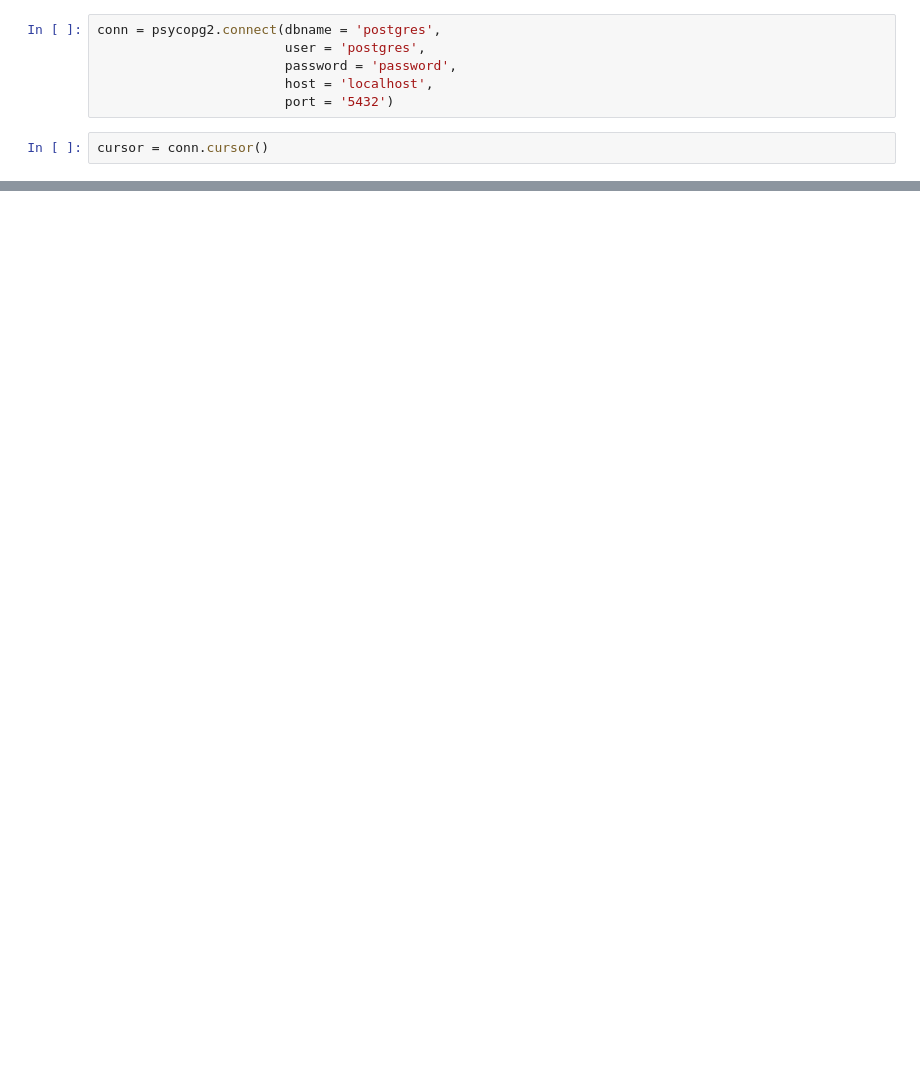
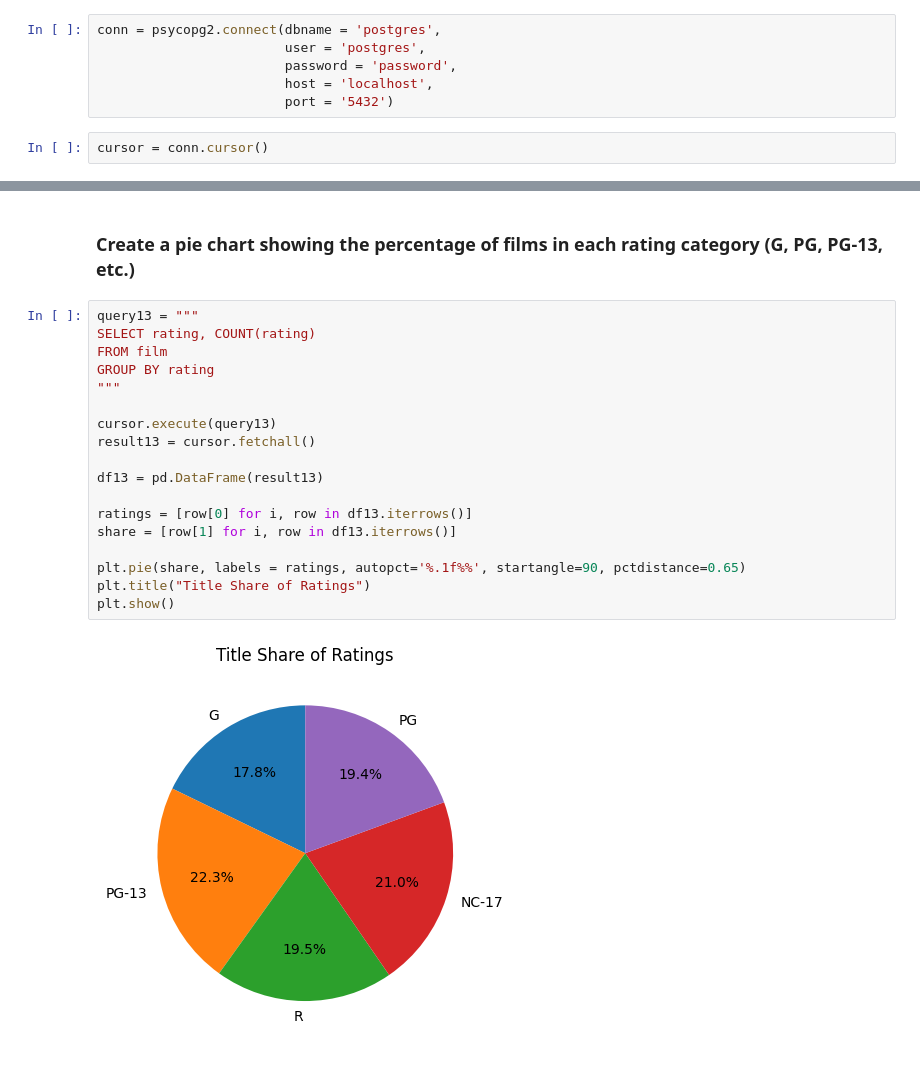
Before and after one commit to York-Solutions-B2E/andrew-kane-pagila-assignment, a Jupyter notebook: SQL-queries.ipynb, the cells around one changed output, grey strips where cells are left out. Saved outputs shown, nothing was run; the diff lists cells and outputs as text; blank space fills up the shorter version.

```diff
--- a/SQL-queries.ipynb
+++ b/SQL-queries.ipynb
@@ -31,0 +318,22 @@ print(result1)
+# %% [markdown]
+### Create a pie chart showing the percentage of films in each rating category (G, PG, PG-13, etc.)
+# %%
+query13 = """
+SELECT rating, COUNT(rating)
+FROM film
+GROUP BY rating
+"""
+
+cursor.execute(query13)
+result13 = cursor.fetchall()
+
+df13 = pd.DataFrame(result13)
+
+ratings = [row[0] for i, row in df13.iterrows()]
+share = [row[1] for i, row in df13.iterrows()]
+
+plt.pie(share, labels = ratings, autopct='%.1f%%', startangle=90, pctdistance=0.65)
+plt.title("Title Share of Ratings")
+plt.show()
+# %% [output]
+[figure, added]
```
Also changed, not shown: parts of 27 cells of this notebook.
